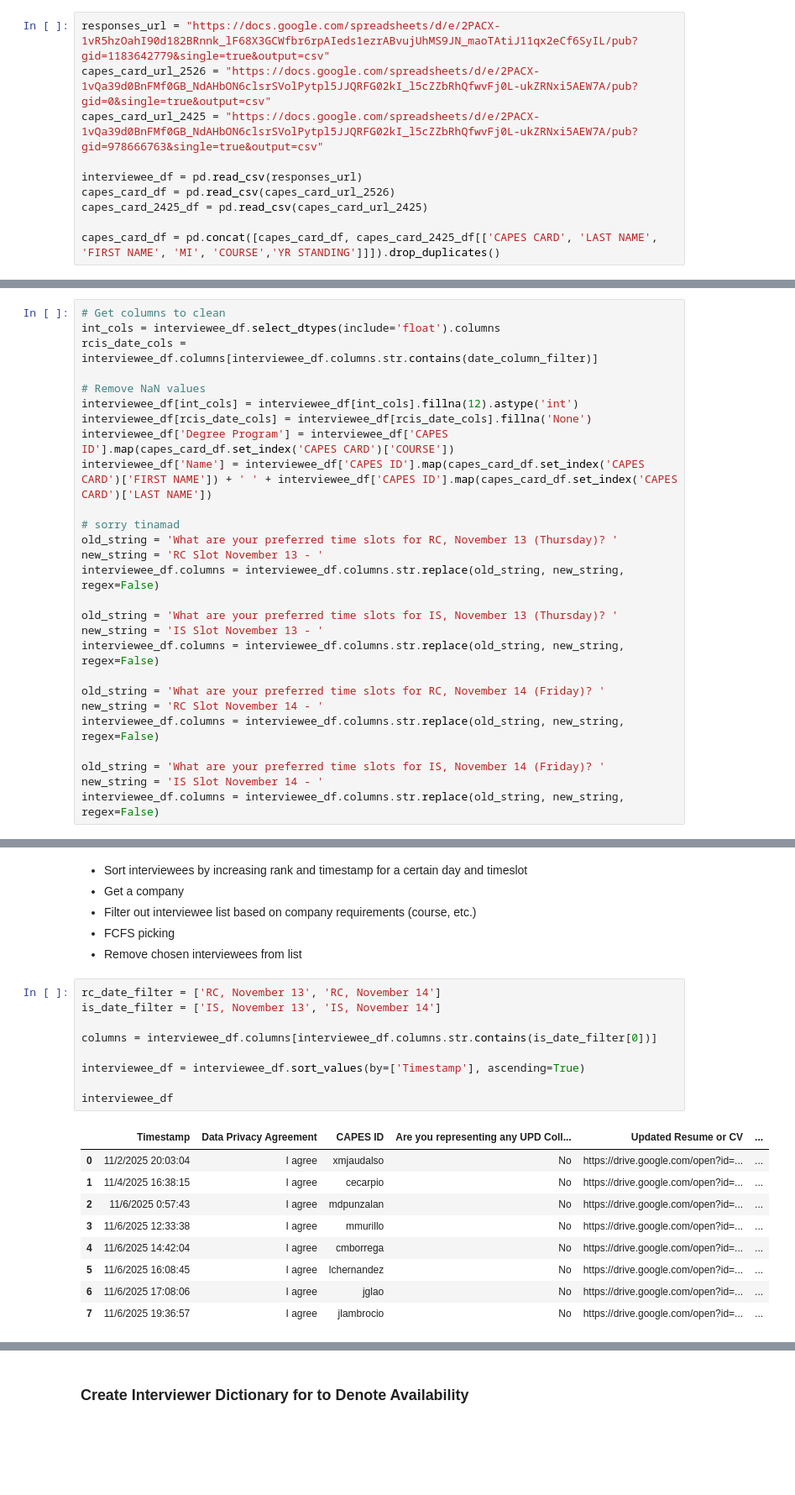
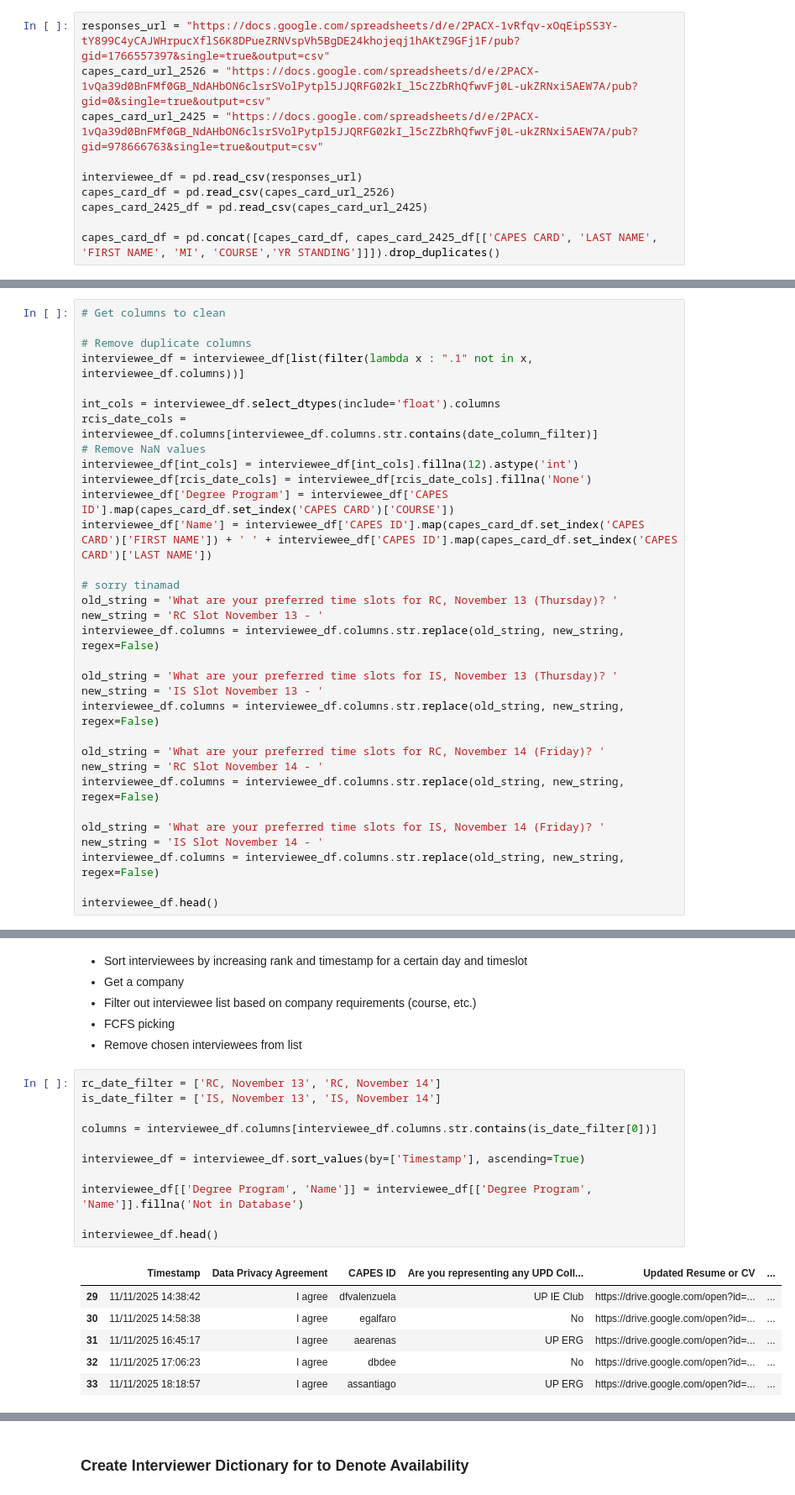
Before and after one commit to DenzDy/capes-interview-scheduler, a Jupyter notebook: scheduler.ipynb, the cells around one changed output, grey strips where cells are left out. Shown at 84% size. Saved outputs shown, nothing was run; the diff lists cells and outputs as text; blank space fills up the shorter version.

```diff
--- a/scheduler.ipynb
+++ b/scheduler.ipynb
@@ -137,7 +162,7 @@ class Interviewer:
 # %% [markdown]
 ## Get Interviewe/Response Data
 # %%
-responses_url = "https://docs.google.com/spreadsheets/d/e/2PACX-1vR5hzOahI90d182BRnnk_lF68X3GCWfbr6rpAIeds1ezrABvujUhMS9JN_maoTAtiJ11qx2eCf6SyIL/pub?gid=1183642779&single=true&output=csv"
+responses_url = "https://docs.google.com/spreadsheets/d/e/2PACX-1vRfqv-xOqEipSS3Y-tY899C4yCAJWHrpucXflS6K8DPueZRNVspVh5BgDE24khojeqj1hAKtZ9GFj1F/pub?gid=1766557397&single=true&output=csv"
 capes_card_url_2526 = "https://docs.google.com/spreadsheets/d/e/2PACX-1vQa39d0BnFMf0GB_NdAHbON6clsrSVolPytpl5JJQRFG02kI_l5cZZbRhQfwvFj0L-ukZRNxi5AEW7A/pub?gid=0&single=true&output=csv"
 capes_card_url_2425 = "https://docs.google.com/spreadsheets/d/e/2PACX-1vQa39d0BnFMf0GB_NdAHbON6clsrSVolPytpl5JJQRFG02kI_l5cZZbRhQfwvFj0L-ukZRNxi5AEW7A/pub?gid=978666763&single=true&output=csv"
 
@@ -164,9 +189,12 @@ capes_card_df.head()
 date_column_filter = 'What is your most preferred date?'
 # %%
 # Get columns to clean
+
+# Remove duplicate columns
+interviewee_df = interviewee_df[list(filter(lambda x : ".1" not in x, interviewee_df.columns))]
+
 int_cols = interviewee_df.select_dtypes(include='float').columns
 rcis_date_cols = interviewee_df.columns[interviewee_df.columns.str.contains(date_column_filter)]
-
 # Remove NaN values
 interviewee_df[int_cols] = interviewee_df[int_cols].fillna(12).astype('int')
 interviewee_df[rcis_date_cols] = interviewee_df[rcis_date_cols].fillna('None')
@@ -189,3 +217,5 @@ interviewee_df.columns = interviewee_df.columns.str.replace(old_string, new_stri
 old_string = 'What are your preferred time slots for IS, November 14 (Friday)? '
 new_string = 'IS Slot November 14 - '
 interviewee_df.columns = interviewee_df.columns.str.replace(old_string, new_string, regex=False)
+
+interviewee_df.head()
@@ -200,19 +238,18 @@ interviewee_df.columns = interviewee_df.columns.str.replace(old_string, new_stri
 # %%
 rc_date_filter = ['RC, November 13', 'RC, November 14']
 is_date_filter = ['IS, November 13', 'IS, November 14']
 
 columns = interviewee_df.columns[interviewee_df.columns.str.contains(is_date_filter[0])]
 
 interviewee_df = interviewee_df.sort_values(by=['Timestamp'], ascending=True)
 
-interviewee_df
+interviewee_df[['Degree Program', 'Name']] = interviewee_df[['Degree Program', 'Name']].fillna('Not in Database')
+
+interviewee_df.head()
 # %% [output]
 |  | Timestamp | Data Privacy Agreement | CAPES ID | Are you representing any UPD Coll... | Updated Resume or CV | ... |
-| 0 | 11/2/2025 20:03:04 | I agree | xmjaudalso | No | https://drive.google.com/open?id=... | ... |
-| 1 | 11/4/2025 16:38:15 | I agree | cecarpio | No | https://drive.google.com/open?id=... | ... |
-| 2 | 11/6/2025 0:57:43 | I agree | mdpunzalan | No | https://drive.google.com/open?id=... | ... |
-| 3 | 11/6/2025 12:33:38 | I agree | mmurillo | No | https://drive.google.com/open?id=... | ... |
-| 4 | 11/6/2025 14:42:04 | I agree | cmborrega | No | https://drive.google.com/open?id=... | ... |
-| 5 | 11/6/2025 16:08:45 | I agree | lchernandez | No | https://drive.google.com/open?id=... | ... |
-| 6 | 11/6/2025 17:08:06 | I agree | jglao | No | https://drive.google.com/open?id=... | ... |
-| 7 | 11/6/2025 19:36:57 | I agree | jlambrocio | No | https://drive.google.com/open?id=... | ... |
+| 29 | 11/11/2025 14:38:42 | I agree | dfvalenzuela | UP IE Club | https://drive.google.com/open?id=... | ... |
+| 30 | 11/11/2025 14:58:38 | I agree | egalfaro | No | https://drive.google.com/open?id=... | ... |
+| 31 | 11/11/2025 16:45:17 | I agree | aearenas | UP ERG | https://drive.google.com/open?id=... | ... |
+| 32 | 11/11/2025 17:06:23 | I agree | dbdee | No | https://drive.google.com/open?id=... | ... |
+| 33 | 11/11/2025 18:18:57 | I agree | assantiago | UP ERG | https://drive.google.com/open?id=... | ... |
```
Also changed, not shown: parts of 29 cells of this notebook, 8 other files.
